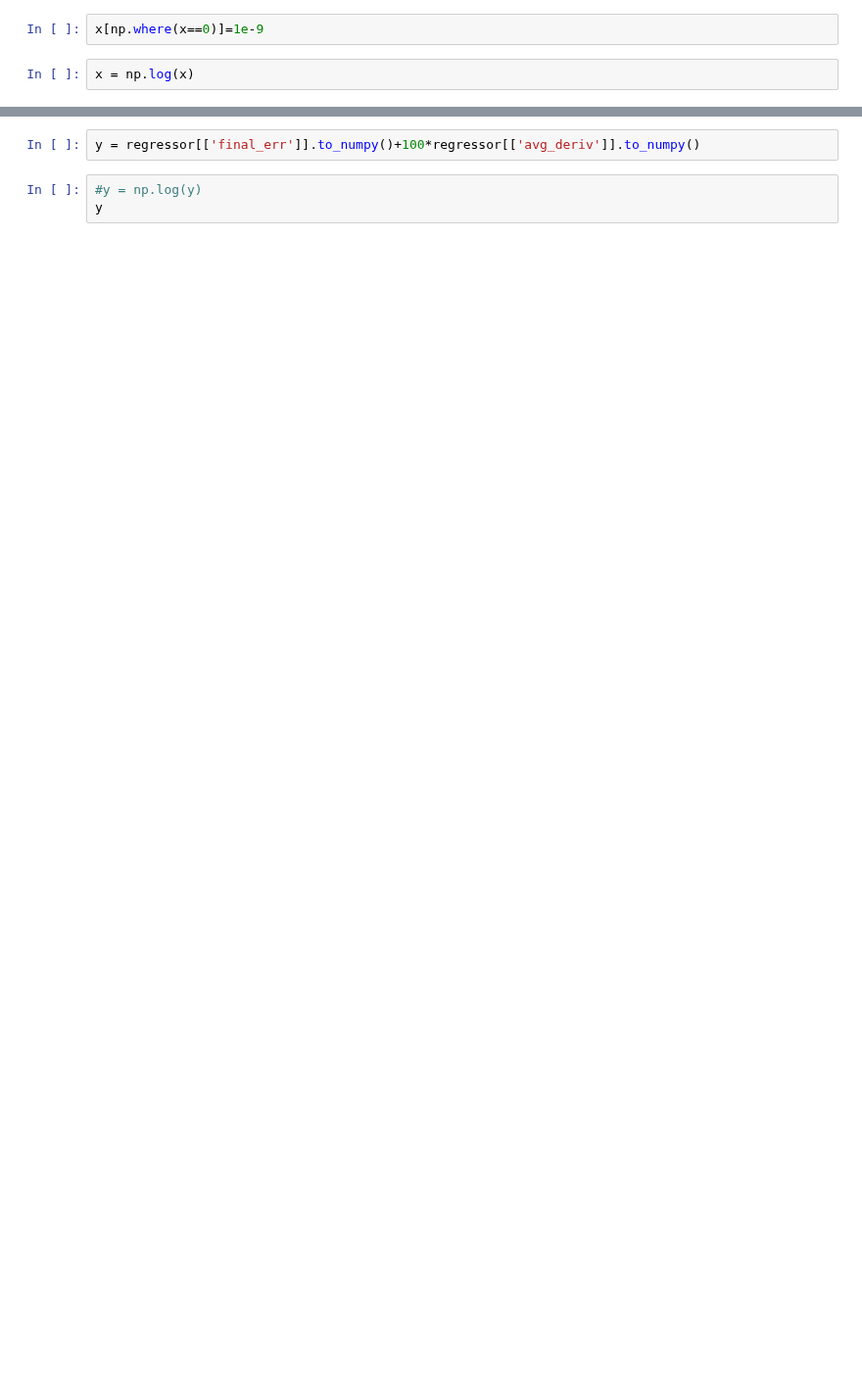
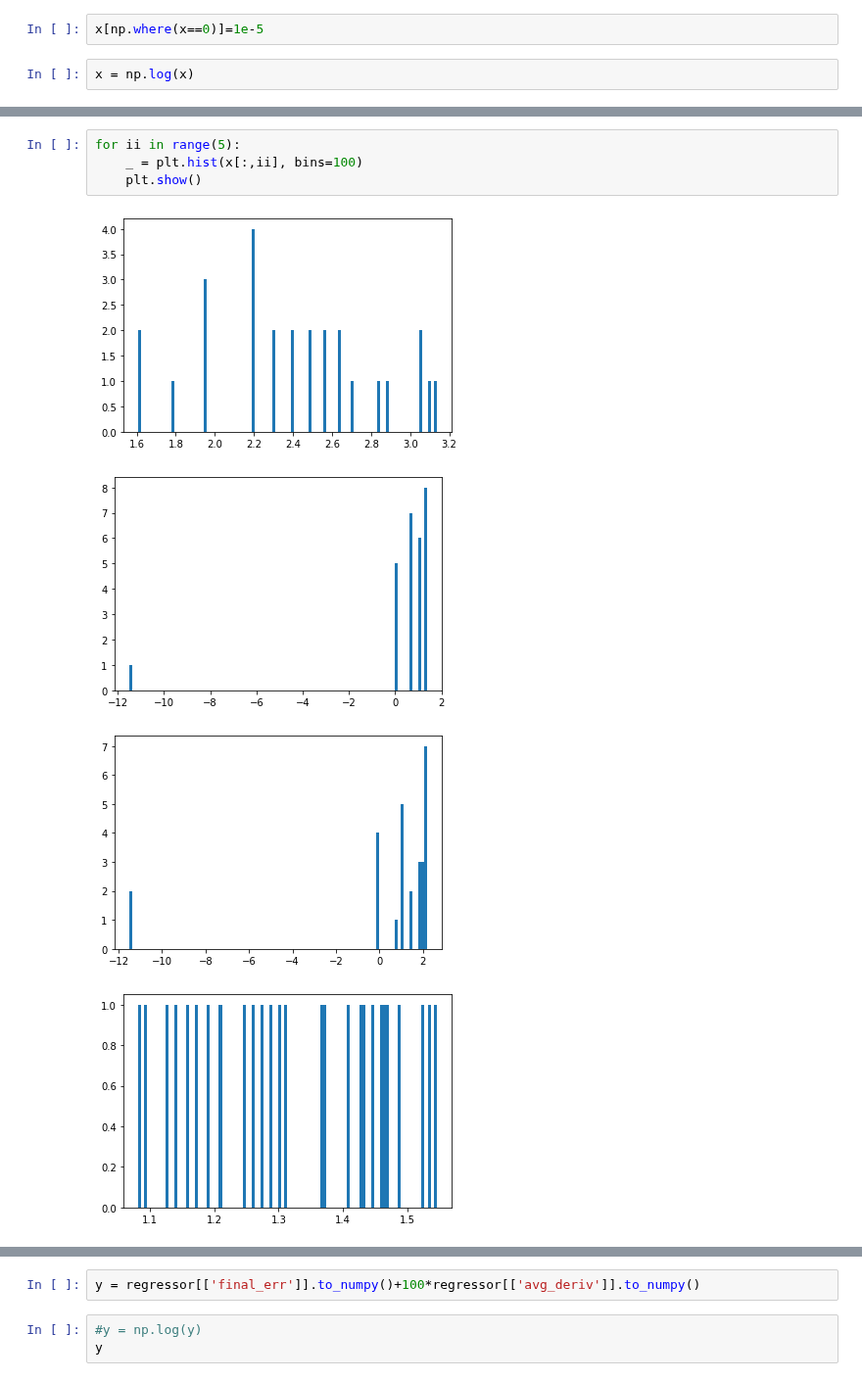
Before and after one commit to VMBoehm/PAE, a Jupyter notebook: notebooks/param_space_sampling.ipynb, the cells around one changed output, grey strips where cells are left out. Shown at 98% size. Drawn from its saved outputs; the diff is of its cells as text; blank space fills up the shorter version.

```diff
--- a/notebooks/param_space_sampling.ipynb
+++ b/notebooks/param_space_sampling.ipynb
@@ -108,5 +94,5 @@ array([[10,  2,  6],
 # %%
-x[np.where(x==0)]=1e-9
+x[np.where(x==0)]=1e-5
 # %%
 x = np.log(x)
 # %%
@@ -134,0 +102,9 @@ array([[2.30258509, 0.69314718, 1.79175947],
+# %%
+for ii in range(5):
+    _ = plt.hist(x[:,ii], bins=100)
+    plt.show()
+# %% [output]
+[figure, added]
+[figure, added]
+[figure, added]
+[figure, added]
```
Also changed, not shown: parts of 23 cells of this notebook, 1 other file.
